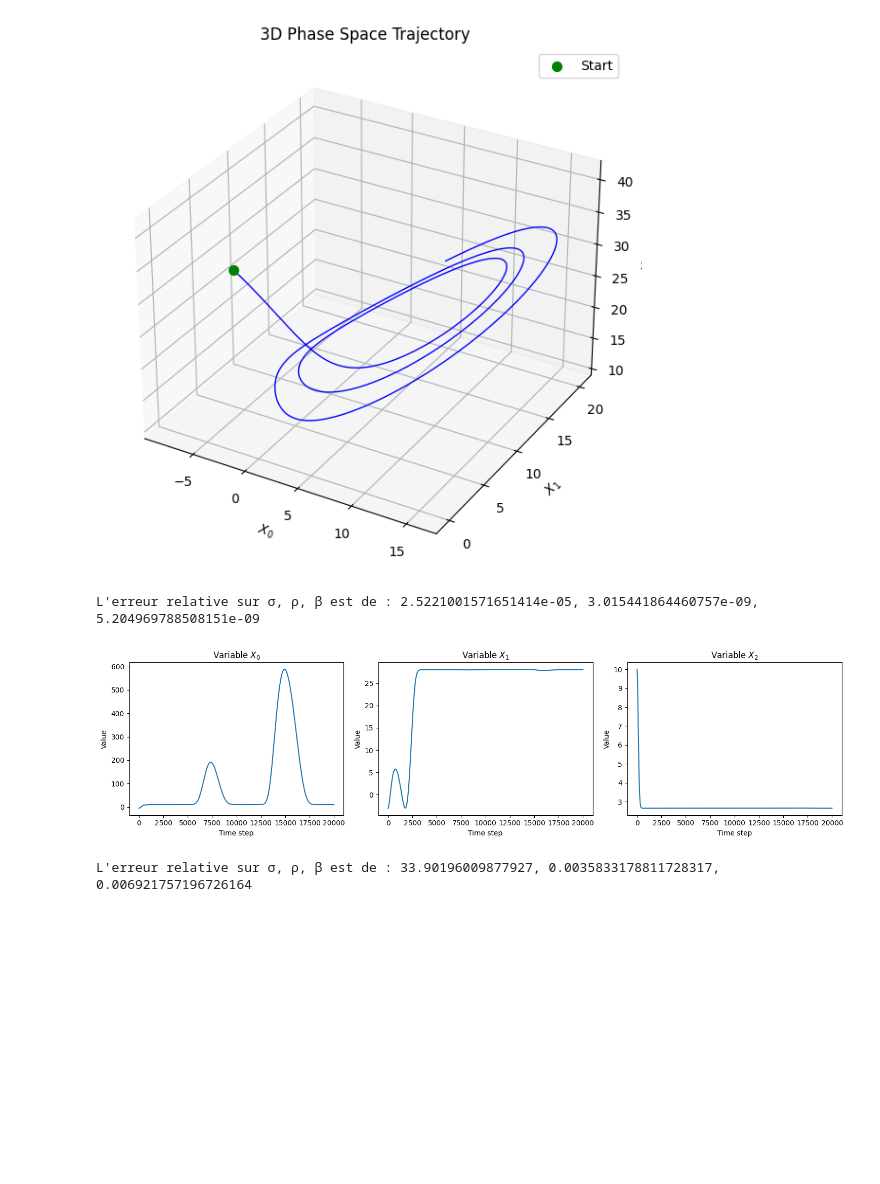
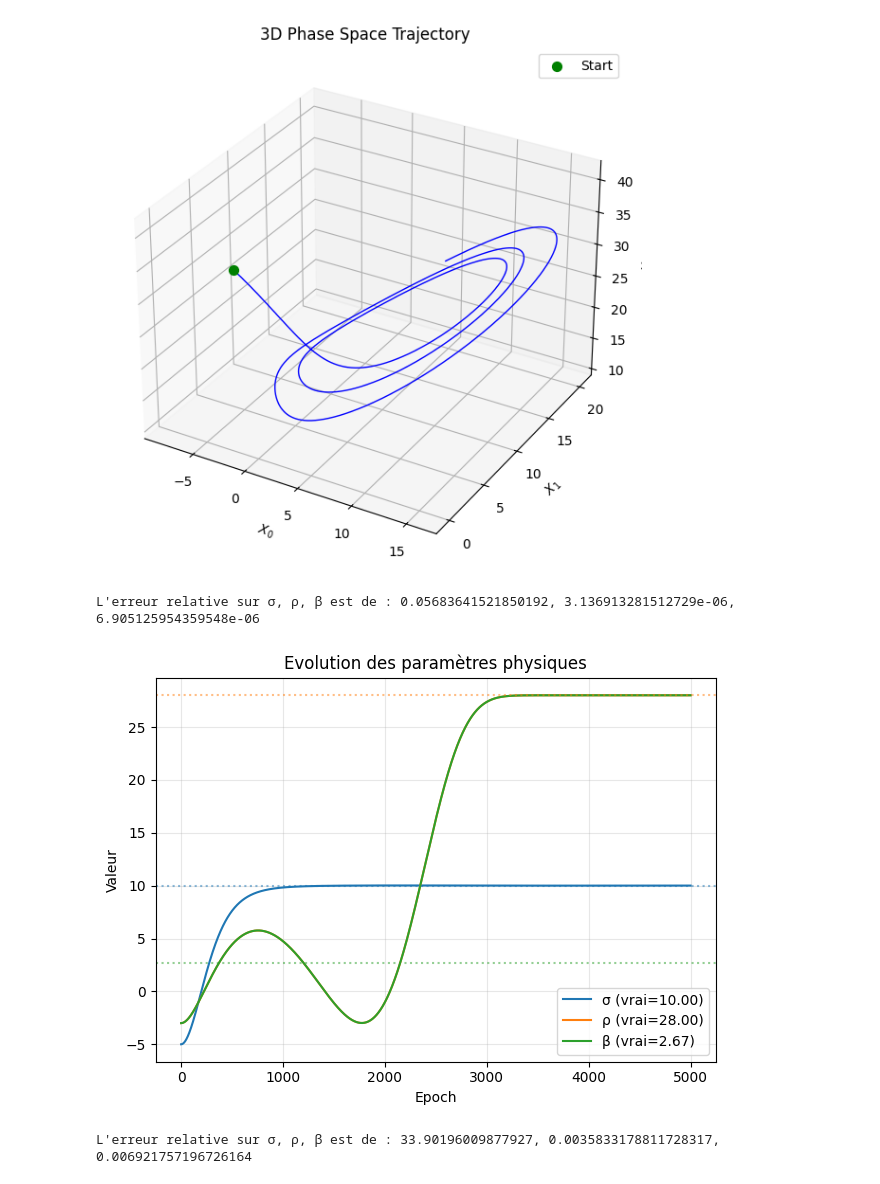
Before and after one commit to Gautier2Marsac/Parameter-learning-in-dynamical-systems, a Jupyter notebook: sgd.ipynb, the cells around one changed output. Saved outputs shown, nothing was run; the diff lists cells and outputs as text; code cells hidden in the pictures; blank space fills up the shorter version.

```diff
--- a/sgd.ipynb
+++ b/sgd.ipynb
@@ -71,22 +71,23 @@ A = np.array([[-1, 1, 0],
               [0 , 0, -1]])
 
 estim_obs = observations.copy()
+nbr_epochs = 5_000
 
-theta_estim_vec = np.zeros((N, 3))
+theta_estim_vec = np.zeros((nbr_epochs, 3))
 theta_estim_vec[0] = theta_estim
 
 
-for n in tqdm(range(1, N)):
+for n in tqdm(range(1, nbr_epochs)):
     grad = compute_grad(f, runge_kutta4, theta_estim, A, estim_obs, n)
     theta_estim = sgd_update(theta_estim, config, grad)
     theta_estim_vec[n] = theta_estim
-# %%
-evaluate(theta_estim, theta)
-
-plot_estim_evolution(theta_estim_vec)
-# %% [output]
-L'erreur relative sur σ, ρ, β est de : 2.5221001571651414e-05, 3.015441864460757e-09, 5.204969788508151e-09
-[figure, removed]
+# %%
+evaluate(theta_estim, theta)
+
+plot_estim_evolution(theta_estim_vec, theta)
+# %% [output]
+L'erreur relative sur σ, ρ, β est de : 0.05683641521850192, 3.136913281512729e-06, 6.905125954359548e-06
+[figure, added]
 # %%
 theta_estim = np.array([-5.0, -3.0, 10.0])
 
```
Also changed, not shown: 1 other file.
